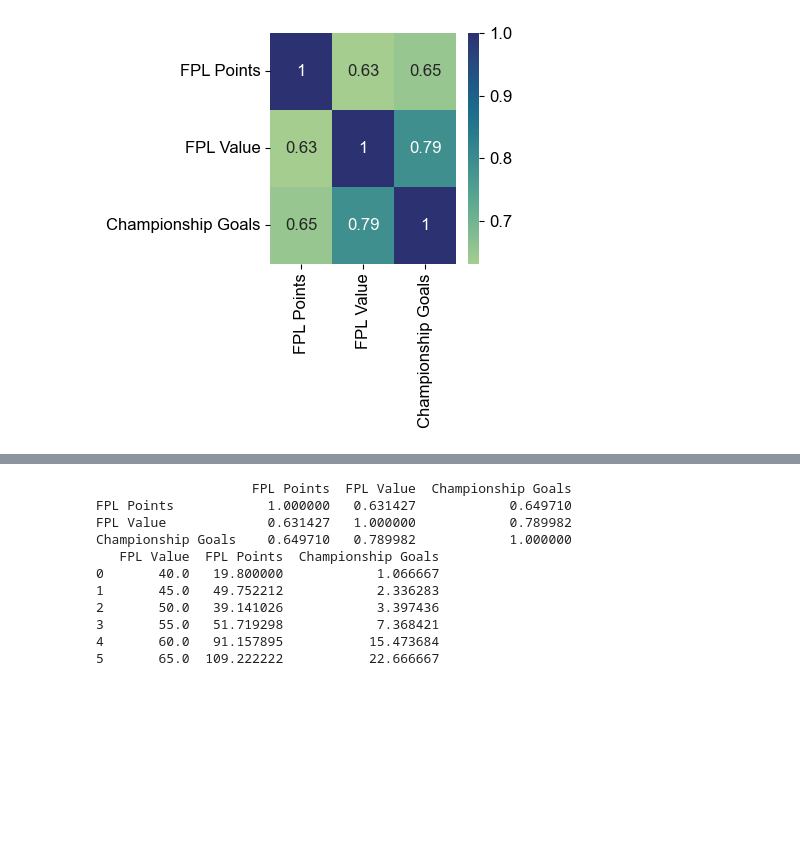
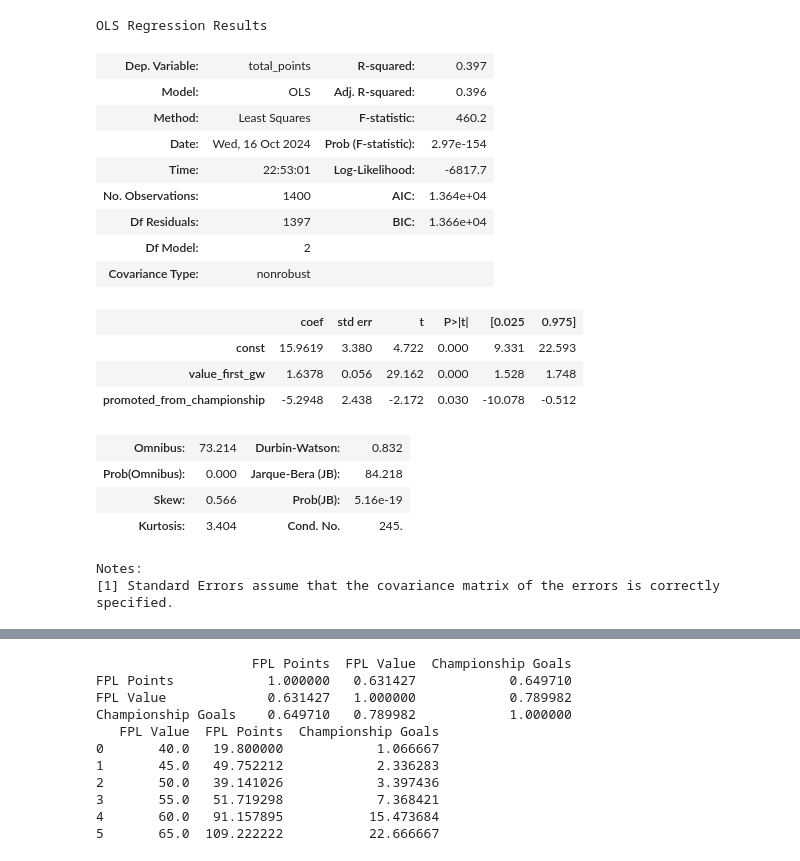
Before and after one commit to EdwardAnalytics/fpl-championship-analysis, a Jupyter notebook: notebooks/report.ipynb, the cells around one changed output, grey strips where cells are left out. Saved outputs shown, nothing was run; the diff lists cells and outputs as text; code cells hidden in the pictures; blank space fills up the shorter version.

```diff
--- a/notebooks/report.ipynb
+++ b/notebooks/report.ipynb
@@ -2,25 +2,3 @@
 # Change directory to level up to import functions
 import os
 os.chdir('..')
-# %%
-
-import seaborn as sns
-import matplotlib.pyplot as plt
-
-goals_championship_fpl_points = pd.read_csv(
-    "data/analysis/goals_championship_fpl_points.csv"
-)
-
-
-forwards = goals_championship_fpl_points[(goals_championship_fpl_points['Position']=='FWD') ]
-
-# Calculate correlation matrix
-correlation_matrix  = forwards[['FPL Points', 'FPL Value', 'Championship Goals']].corr()
-
-df = goals_championship_fpl_points[(goals_championship_fpl_points['Position']=='FWD') ]
-fig, ax = plt.subplots(figsize=(3, 3))  # Adjust the width and height as needed
-sns.heatmap(correlation_matrix, ax=ax,annot=True,cmap="crest")
-
-plt.savefig('assets/fwd_correlation_heatmap.png', bbox_inches='tight')
-# %% [output]
-[figure, removed]
@@ -26,0 +26,37 @@ plt.savefig('assets/fwd_correlation_heatmap.png', bbox_inches='tight')
+# %%
+
+# Define features (independent variables) and target (dependent variable)
+X = df[['value_first_gw', 'promoted_from_championship']]  # Features
+y = df['total_points']  # Target
+
+# Add a constant (intercept) to the model
+X = sm.add_constant(X)
+
+# Fit the model using statsmodels
+model = sm.OLS(y, X).fit()
+
+# Get the model summary including coefficients and p-values
+summary = model.summary()
+
+summary
+# %% [output]
+OLS Regression Results
+| Dep. Variable: | total_points | R-squared: | 0.397 |
+| Model: | OLS | Adj. R-squared: | 0.396 |
+| Method: | Least Squares | F-statistic: | 460.2 |
+| Date: | Wed, 16 Oct 2024 | Prob (F-statistic): | 2.97e-154 |
+| Time: | 22:53:01 | Log-Likelihood: | -6817.7 |
+| No. Observations: | 1400 | AIC: | 1.364e+04 |
+| Df Residuals: | 1397 | BIC: | 1.366e+04 |
+| Df Model: | 2 |  |  |
+| Covariance Type: | nonrobust |  |  |
+|  | coef | std err | t | P>|t| | [0.025 | 0.975] |
+| const | 15.9619 | 3.380 | 4.722 | 0.000 | 9.331 | 22.593 |
+| value_first_gw | 1.6378 | 0.056 | 29.162 | 0.000 | 1.528 | 1.748 |
+| promoted_from_championship | -5.2948 | 2.438 | -2.172 | 0.030 | -10.078 | -0.512 |
+| Omnibus: | 73.214 | Durbin-Watson: | 0.832 |
+| Prob(Omnibus): | 0.000 | Jarque-Bera (JB): | 84.218 |
+| Skew: | 0.566 | Prob(JB): | 5.16e-19 |
+| Kurtosis: | 3.404 | Cond. No. | 245. |
+Notes:
+[1] Standard Errors assume that the covariance matrix of the errors is correctly specified.
```
Also changed, not shown: parts of 5 cells of this notebook, 8 other files.
